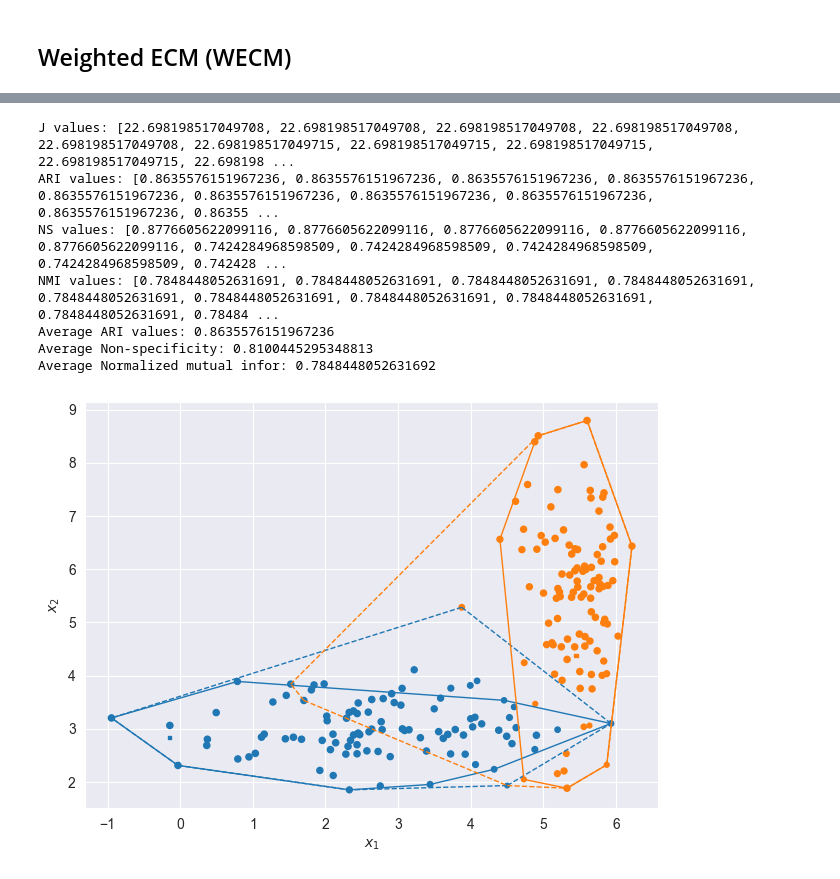
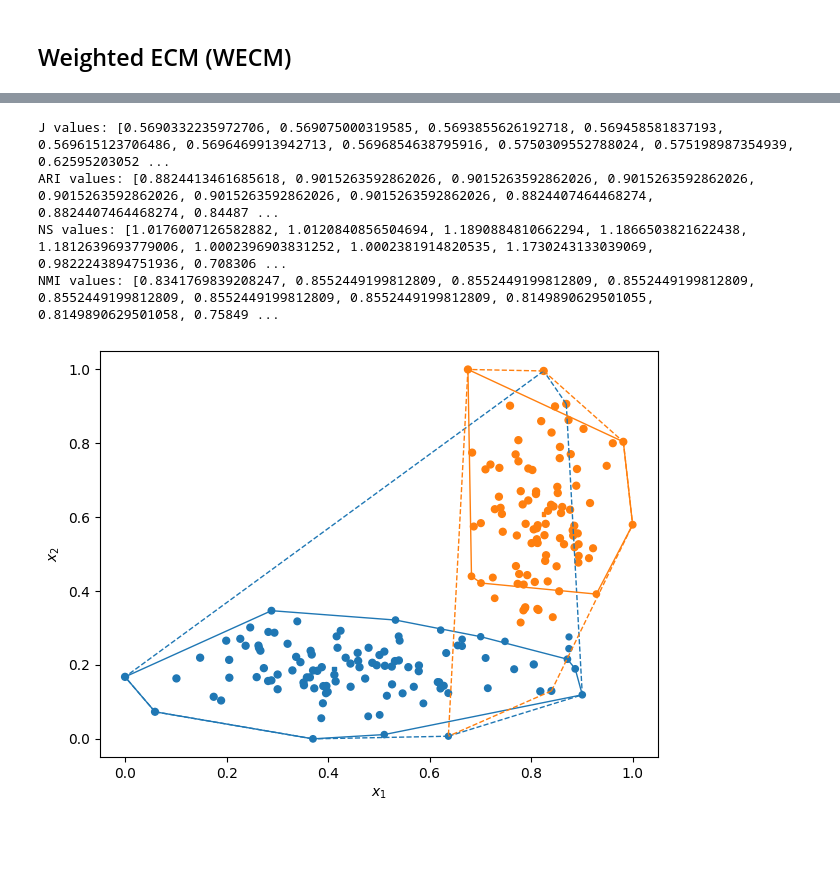
Before and after one commit to tridogithub/evclust, a Jupyter notebook: docs/internship/wecm_toys_2C2D.ipynb, the cells around one changed output, grey strips where cells are left out. Cells and saved outputs as stored; diff of their text form; code cells hidden in the pictures; blank space fills up the shorter version.

```diff
--- a/docs/internship/wecm_toys_2C2D.ipynb
+++ b/docs/internship/wecm_toys_2C2D.ipynb
@@ -21,6 +51,7 @@ df_wt_label = pd.read_csv('../../src/evclust/datasets/2c2dDataset.csv')
 dataset = df_wt_label.values
 X = pd.DataFrame(dataset[:, :-1])
 y = pd.DataFrame(dataset[:, -1])
+c = 2
 
 label_column_nm = y.columns[0]
 labels_encoder = LabelEncoder()
@@ -30,7 +61,7 @@ markers = ['^', 's']
 plotting(X, y, "Toys2C2D", matrix_plot=True, markers=markers)
 
 # Normalization
-# scaler = MinMaxScaler((0,1))
-# X = pd.DataFrame(scaler.fit_transform(X))
+scaler = MinMaxScaler((0,1))
+X = pd.DataFrame(scaler.fit_transform(X))
 # %% [output]
           0         1
@@ -95,25 +105,12 @@ ev_plot_2D(data=dataset[:, :-1], x=model_list[0], normalize=False, cex=20)
 # %% [markdown]
 ## Weighted ECM (WECM)
 # %%
-# %%capture
-model_list = np.array([])
-c = 2
+%%capture
+wecm_models = np.array([])
 d = X.shape[1]
 delta = np.sqrt(20)
-W = np.ones((c, d)) * (1/d)
 for i in range(10):
-    model = wecm(x=X, c=c, W=W, beta=2, alpha=1, delta=delta, epsi=1e-3, stopping_factor="center", init="kmeans")
-    model_list = np.append(model_list, model)
+    model = wecm(x=X, c=c, beta=2, alpha=1, delta=delta, init="None")
+    wecm_models = np.append(wecm_models, model)
 
-model_list = sorted(model_list, key=lambda model: model['crit'])
-
-# ARIs
-true_labels = numeric_labels
-predicted_labels_list = list(map(lambda model: np.argmax(model['betp'], axis=1), model_list))
-ari_list = [adjusted_rand_score(true_labels, predicted_labels) for predicted_labels in predicted_labels_list]
-
-# Non-specificity values of top 10
-top_NS = [calculate_non_specificity(model, verbose=False) for model in model_list]
-
-# Normalize mutual infor scores
-NMIs = [normalized_mutual_info_score(true_labels, predicted_labels) for predicted_labels in predicted_labels_list]
+wecm_models = sorted(wecm_models, key=lambda model: model['crit'])
@@ -138,21 +117,8 @@ Initial prototypes:
 # %%
-print(f"J values: {[x['crit'] for x in model_list]}")
-print(f"ARI values: {ari_list}")
-print(f"NS values: {top_NS}")
-print(f"NMI values: {NMIs}")
-print(f"Average ARI values: {np.mean(ari_list)}")
-print(f"Average Non-specificity: {np.mean(top_NS)}")
-print(f"Average Normalized mutual infor: {np.mean(NMIs)}")
-
-# Plotting
-ev_plot(model_list[0], X=X, cex=20)
-ev_pcaplot(data=X, x=model_list[0], normalize=False, cex=20)
+display_results_evidential(X, wecm_models, numeric_labels)
 # %% [output]
-J values: [22.698198517049708, 22.698198517049708, 22.698198517049708, 22.698198517049708, 22.698198517049708, 22.698198517049715, 22.698198517049715, 22.698198517049715, 22.698198517049715, 22.698198 ...
-ARI values: [0.8635576151967236, 0.8635576151967236, 0.8635576151967236, 0.8635576151967236, 0.8635576151967236, 0.8635576151967236, 0.8635576151967236, 0.8635576151967236, 0.8635576151967236, 0.86355 ...
-NS values: [0.8776605622099116, 0.8776605622099116, 0.8776605622099116, 0.8776605622099116, 0.8776605622099116, 0.7424284968598509, 0.7424284968598509, 0.7424284968598509, 0.7424284968598509, 0.742428 ...
-NMI values: [0.7848448052631691, 0.7848448052631691, 0.7848448052631691, 0.7848448052631691, 0.7848448052631691, 0.7848448052631691, 0.7848448052631691, 0.7848448052631691, 0.7848448052631691, 0.78484 ...
-Average ARI values: 0.8635576151967236
-Average Non-specificity: 0.8100445295348813
-Average Normalized mutual infor: 0.7848448052631692
+J values: [0.5690332235972706, 0.569075000319585, 0.5693855626192718, 0.569458581837193, 0.569615123706486, 0.5696469913942713, 0.5696854638795916, 0.5750309552788024, 0.575198987354939, 0.62595203052 ...
+ARI values: [0.8824413461685618, 0.9015263592862026, 0.9015263592862026, 0.9015263592862026, 0.9015263592862026, 0.9015263592862026, 0.9015263592862026, 0.8824407464468274, 0.8824407464468274, 0.84487 ...
+NS values: [1.0176007126582882, 1.0120840856504694, 1.1890884810662294, 1.1866503821622438, 1.1812639693779006, 1.0002396903831252, 1.0002381914820535, 1.1730243133039069, 0.9822243894751936, 0.708306 ...
+NMI values: [0.8341769839208247, 0.8552449199812809, 0.8552449199812809, 0.8552449199812809, 0.8552449199812809, 0.8552449199812809, 0.8552449199812809, 0.8149890629501055, 0.8149890629501058, 0.75849 ...
-[figure, old version]
+[figure, new version]
```
Also changed, not shown: parts of 30 cells of this notebook, 2 other files.
